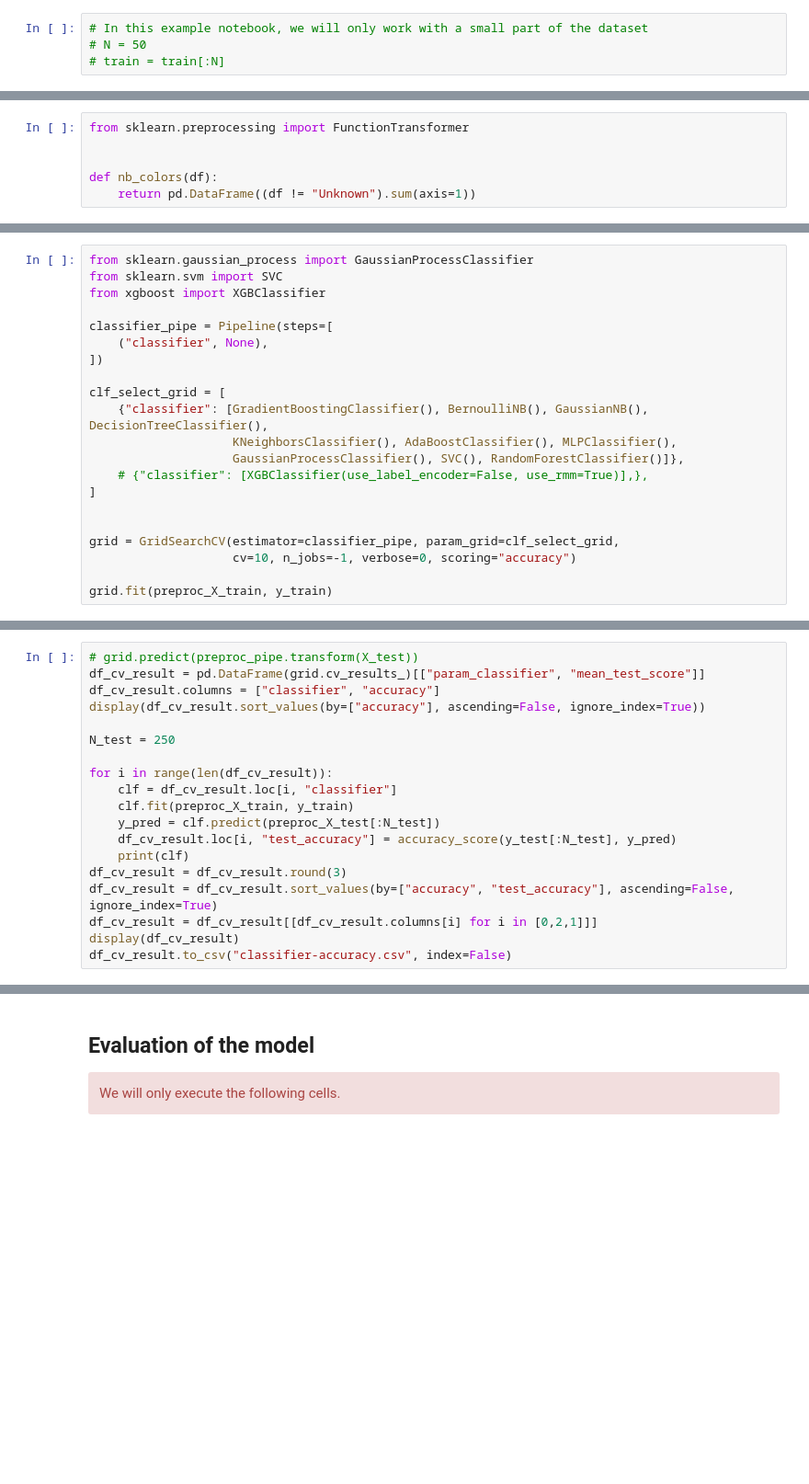
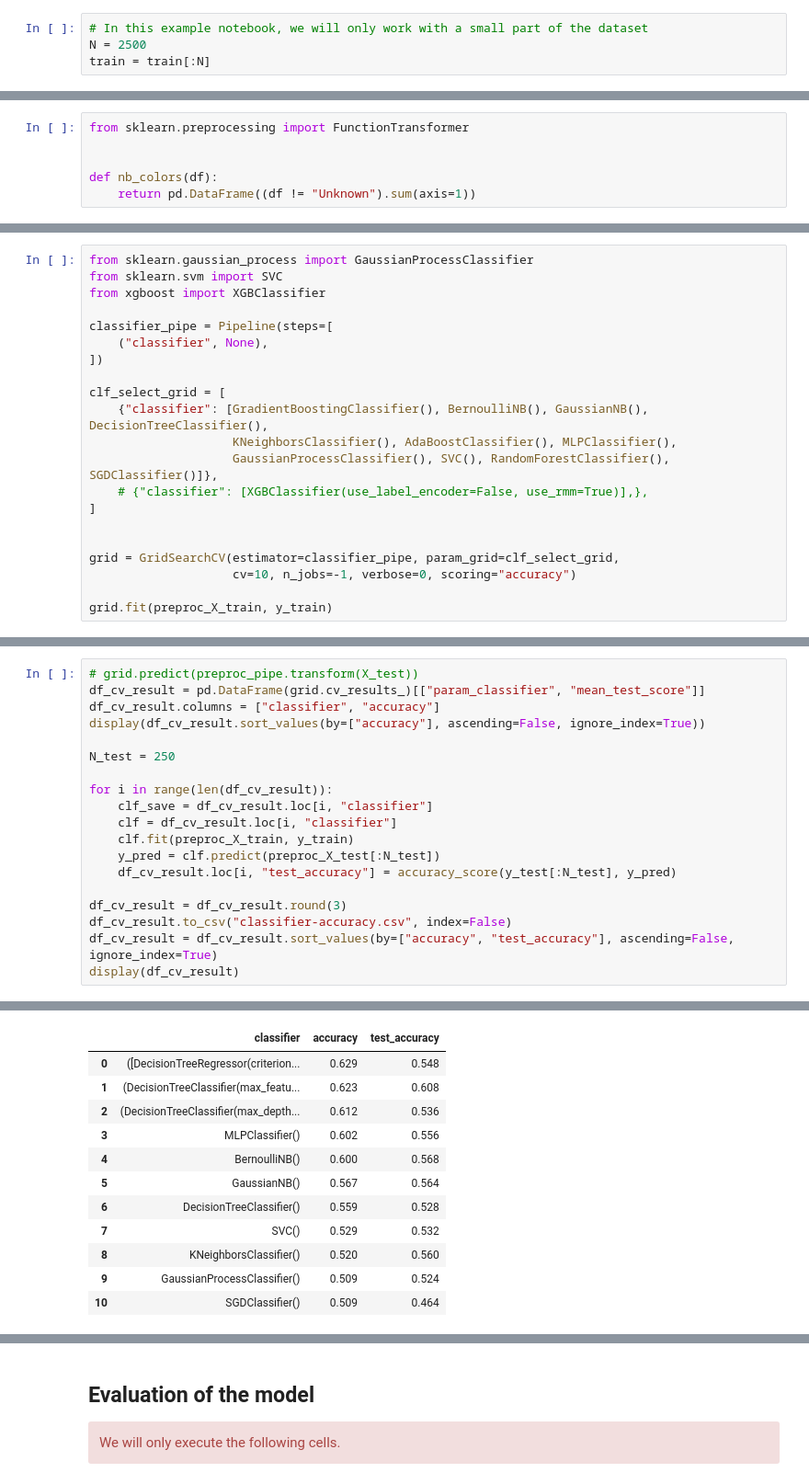
Before and after one commit to jorislimonier/uca-msc-dsai, a Jupyter notebook: intro-ML/final-project/petfinder-adoption-prediction-students.ipynb, the cells around one changed output, grey strips where cells are left out. Shown: that part at 92% size. Saved outputs shown, nothing was run; the diff lists cells and outputs as text; blank space fills up the shorter version.

Commit message:
run 2500 lines of train dataset

```diff
--- a/intro-ML/final-project/petfinder-adoption-prediction-students.ipynb
+++ b/intro-ML/final-project/petfinder-adoption-prediction-students.ipynb
@@ -58,8 +58,8 @@ len(train)
 8168
 # %%
 # In this example notebook, we will only work with a small part of the dataset
-# N = 50
-# train = train[:N]
+N = 2500
+train = train[:N]
 # %%
 if 'dataset_type' in train.columns:
     train = train.drop(labels='dataset_type', axis=1)
@@ -393,7 +405,7 @@ classifier_pipe = Pipeline(steps=[
 clf_select_grid = [
     {"classifier": [GradientBoostingClassifier(), BernoulliNB(), GaussianNB(), DecisionTreeClassifier(),
                     KNeighborsClassifier(), AdaBoostClassifier(), MLPClassifier(),
-                    GaussianProcessClassifier(), SVC(), RandomForestClassifier()]},
+                    GaussianProcessClassifier(), SVC(), RandomForestClassifier(), SGDClassifier()]},
     # {"classifier": [XGBClassifier(use_label_encoder=False, use_rmm=True)],},
 ]
 
@@ -413,13 +434,14 @@ display(df_cv_result.sort_values(by=["accuracy"], ascending=False, ignore_index=
 N_test = 250
 
 for i in range(len(df_cv_result)):
+    clf_save = df_cv_result.loc[i, "classifier"]
     clf = df_cv_result.loc[i, "classifier"]
     clf.fit(preproc_X_train, y_train)
     y_pred = clf.predict(preproc_X_test[:N_test])
     df_cv_result.loc[i, "test_accuracy"] = accuracy_score(y_test[:N_test], y_pred)
-    print(clf)
+
 df_cv_result = df_cv_result.round(3)
+df_cv_result.to_csv("classifier-accuracy.csv", index=False)
 df_cv_result = df_cv_result.sort_values(by=["accuracy", "test_accuracy"], ascending=False, ignore_index=True)
-df_cv_result = df_cv_result[[df_cv_result.columns[i] for i in [0,2,1]]]
 display(df_cv_result)
-df_cv_result.to_csv("classifier-accuracy.csv", index=False)
+# %% [output]
@@ -426 +460,13 @@ df_cv_result.to_csv("classifier-accuracy.csv", index=False)
+|  | classifier | accuracy | test_accuracy |
+| 0 | ([DecisionTreeRegressor(criterion... | 0.629 | 0.548 |
+| 1 | (DecisionTreeClassifier(max_featu... | 0.623 | 0.608 |
+| 2 | (DecisionTreeClassifier(max_depth... | 0.612 | 0.536 |
+| 3 | MLPClassifier() | 0.602 | 0.556 |
+| 4 | BernoulliNB() | 0.600 | 0.568 |
+| 5 | GaussianNB() | 0.567 | 0.564 |
+| 6 | DecisionTreeClassifier() | 0.559 | 0.528 |
+| 7 | SVC() | 0.529 | 0.532 |
+| 8 | KNeighborsClassifier() | 0.520 | 0.560 |
+| 9 | GaussianProcessClassifier() | 0.509 | 0.524 |
+| 10 | SGDClassifier() | 0.509 | 0.464 |
 # %%
```
Also changed, not shown: parts of 8 cells of this notebook, 4 other files.
